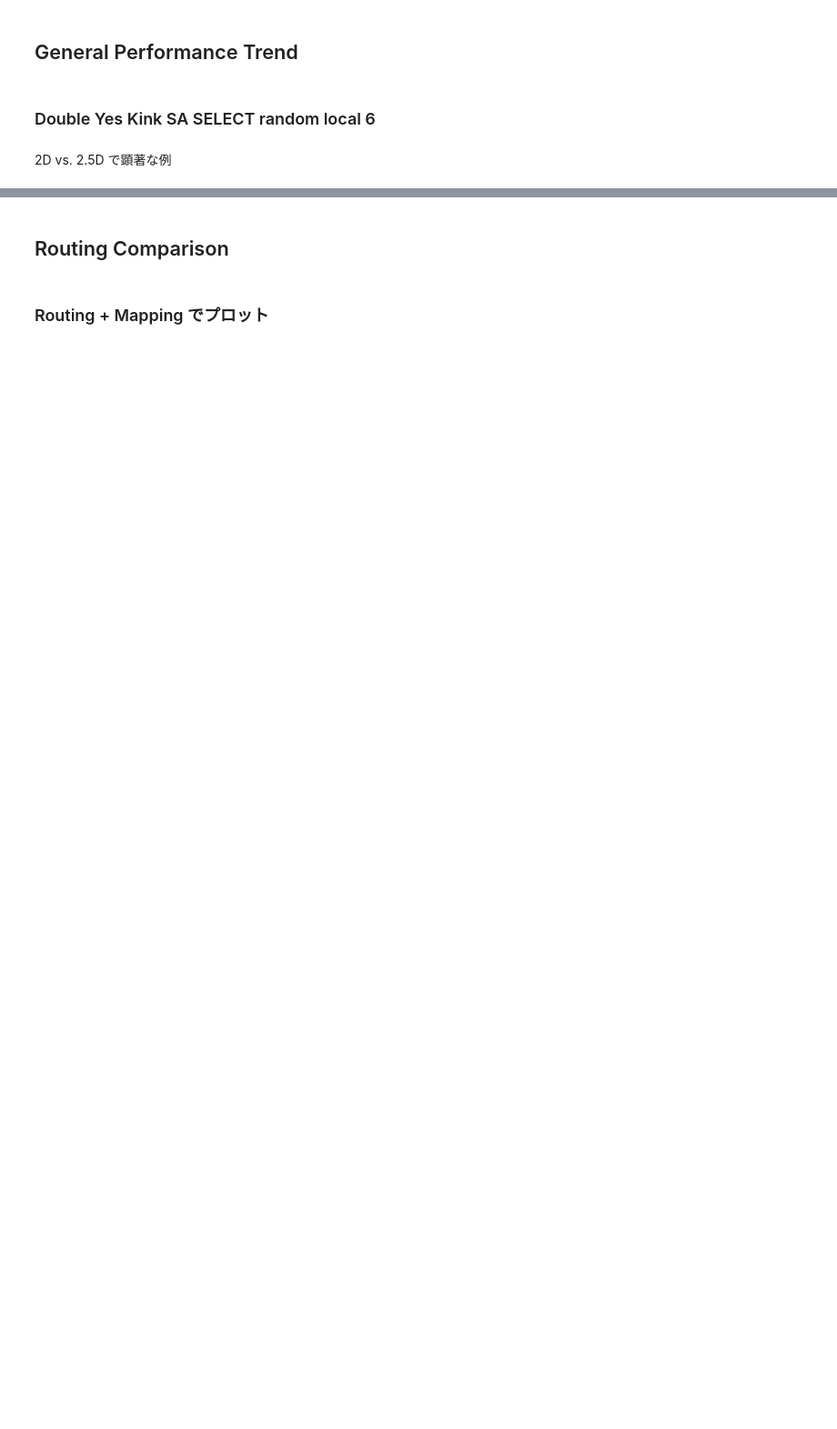
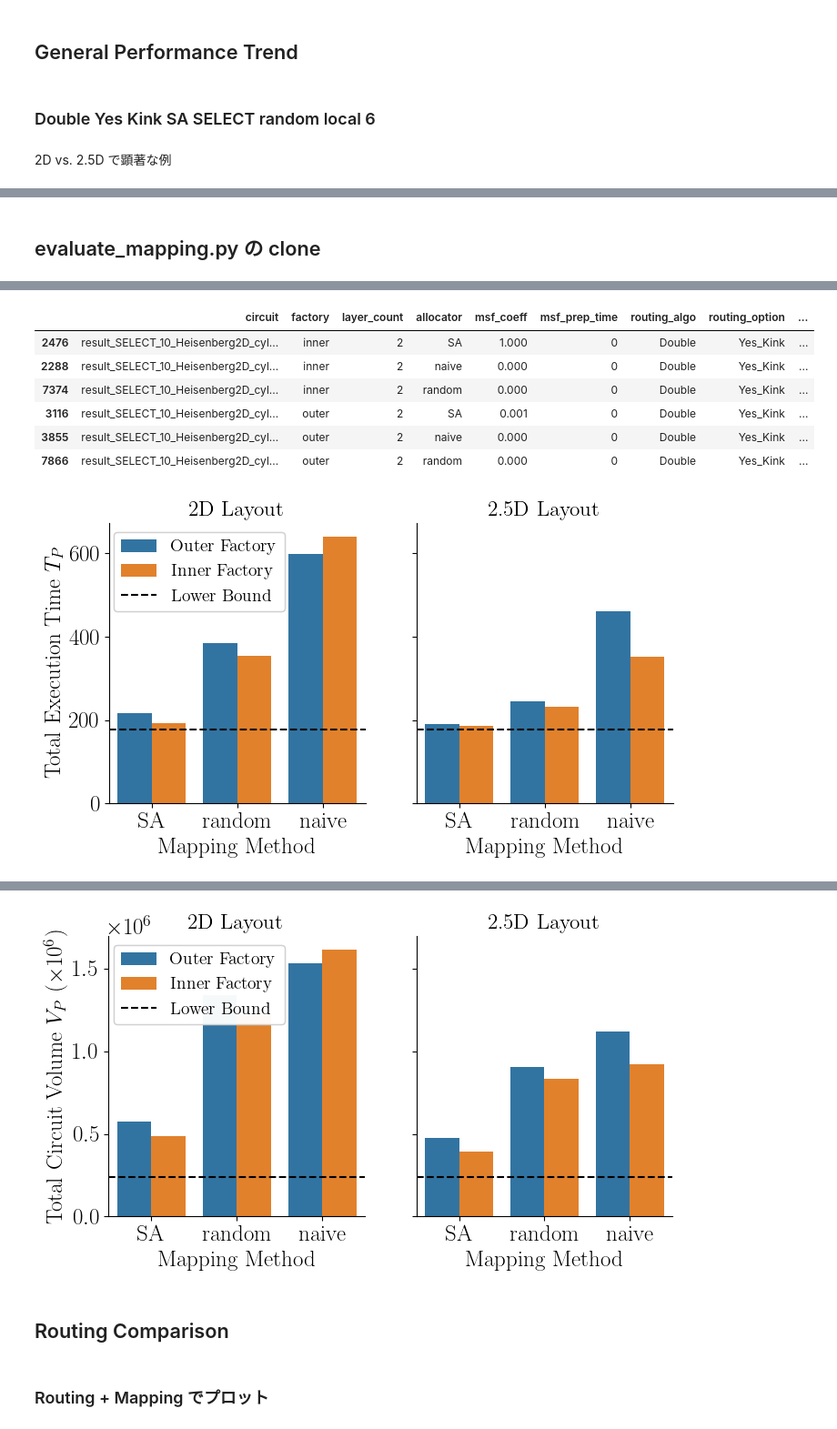
Before and after one commit to quantum-programming/lattice_surgery, a Jupyter notebook: src/ipynb/paper_figures.ipynb, the cells around one changed output, grey strips where cells are left out. Shown at 91% size. Saved outputs shown, nothing was run; the diff lists cells and outputs as text; code cells hidden in the pictures; blank space fills up the shorter version.

```diff
--- a/src/ipynb/paper_figures.ipynb
+++ b/src/ipynb/paper_figures.ipynb
@@ -207,0 +218,69 @@ for circuit, df_circuit in sorted(df_ours_best_sa.groupby("circuit")):
+# %% [markdown]
+## evaluate_mapping.py の clone
+# %%
+# We used SELECT 6 since the methods reach near-optimal for SELECT 5.
+
+order_info_sa = order_info.copy()
+order_info_sa["allocator"] = ["SA"]
+
+allocation_order = ["SA", "random", "naive"]
+
+for metric, metric_label in [
+    ("total_code_beat", r"Total Execution Time $T_P$"),
+    ("circuit_volume", r"Total Circuit Volume $V_P$ ($\times10^6$)"),
+]:
+    for circuit, df_circuit in sorted(df_ours_best_sa.groupby("circuit")):
+        if (
+            "SELECT" in str(circuit)
+            # and "Heisenberg2D" in str(circuit)
+            and str(circuit).endswith("6")
+        ):
+            fig, axes = plt.subplots(1, 2, figsize=(8, 4), sharey=True)
+            sns.despine(fig)
+            for layer_count, ax in enumerate(axes, start=1):
+                df_data = df_circuit[
+                    (df_circuit["layer_count"] == layer_count)
+                    & (df_circuit["routing_algo"] == "Double")
+                    & (df_circuit["msf_prep_time"] == 0)
+                ]
+                df_bar = df_data[df_data["routing_option"] == "Yes_Kink"].copy()
+                df_base = df_data[df_data["routing_option"] == "No_MSF"]
+                df_bar["Factory Layout"] = df_bar["factory"].map(
+                    {"outer": "Outer Factory", "inner": "Inner Factory"}
+                )
+
+                display(df_base)
+                display(df_bar)
+                g = sns.barplot(
+                    data=df_bar,
+                    x="allocator",
+                    y=metric,
+                    order=allocation_order,
+                    hue="Factory Layout",
+                    hue_order=["Outer Factory", "Inner Factory"],
+                    ax=ax,
+                )
+                base = df_base[metric].iloc[0]
+                ax.axhline(base, color="k", linestyle="dashed", label="Lower Bound")
+
+                dim = "2D" if layer_count == 1 else "2.5D"
+                title = f"{dim} Layout"
+                ax.set_title(title, fontweight="bold")
+                ax.set_xlabel("Mapping Method", fontweight="bold")
+                ax.set_ylabel(metric_label, fontweight="bold")
+
+                handles, labels = ax.get_legend_handles_labels()
+                ax.get_legend().remove()
+                fig.legend(
+                    handles,
+                    labels,
+                    loc="upper left",
+                    bbox_to_anchor=(0.12, 0.88),
+                )
+
+            plt.savefig(
+                f"../../fig/{circuit}_{metric}_compare_inner_outer.pdf",
+                bbox_inches="tight",
+            )
+            plt.show()
+# %% [output]
@@ -207,0 +308,8 @@ for circuit, df_circuit in sorted(df_ours_best_sa.groupby("circuit")):
+|  | circuit | factory | layer_count | allocator | msf_coeff | msf_prep_time | routing_algo | routing_option | ... |
+| 2476 | result_SELECT_10_Heisenberg2D_cyl... | inner | 2 | SA | 1.000 | 0 | Double | Yes_Kink | ... |
+| 2288 | result_SELECT_10_Heisenberg2D_cyl... | inner | 2 | naive | 0.000 | 0 | Double | Yes_Kink | ... |
+| 7374 | result_SELECT_10_Heisenberg2D_cyl... | inner | 2 | random | 0.000 | 0 | Double | Yes_Kink | ... |
+| 3116 | result_SELECT_10_Heisenberg2D_cyl... | outer | 2 | SA | 0.001 | 0 | Double | Yes_Kink | ... |
+| 3855 | result_SELECT_10_Heisenberg2D_cyl... | outer | 2 | naive | 0.000 | 0 | Double | Yes_Kink | ... |
+| 7866 | result_SELECT_10_Heisenberg2D_cyl... | outer | 2 | random | 0.000 | 0 | Double | Yes_Kink | ... |
+[figure, added]
@@ -208,3 +344,4 @@ for circuit, df_circuit in sorted(df_ours_best_sa.groupby("circuit")):
+[figure, added]
 # %% [markdown]
 ## Routing Comparison
 # %% [markdown]
```
Also changed, not shown: parts of 13 cells of this notebook, 18 other files.
